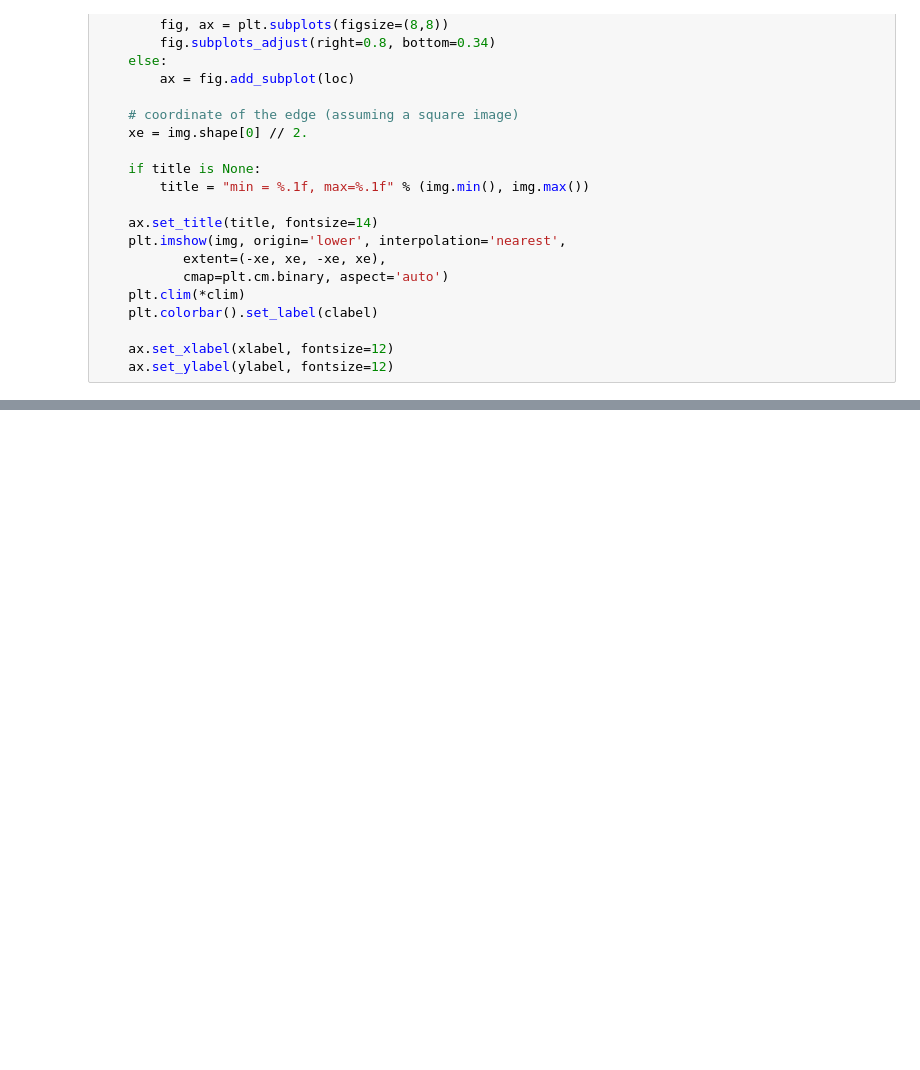
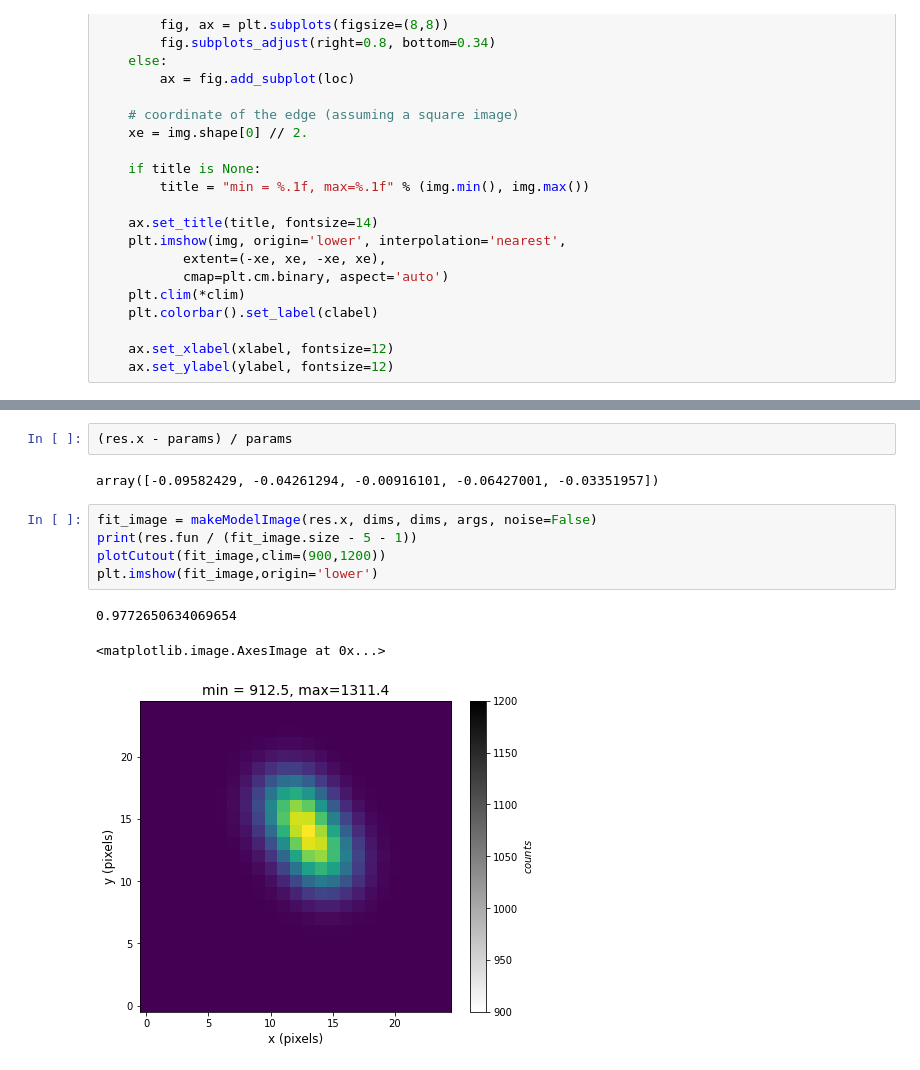
Before and after one commit to langfzac/streaks, a Jupyter notebook: veres.ipynb, the cells around one changed output, grey strips where cells are left out. Cells and saved outputs as stored; diff of their text form; blank space fills up the shorter version.

```diff
--- a/veres.ipynb
+++ b/veres.ipynb
@@ -82 +210,14 @@ Noise:  30.558736311965287
+# %%
+(res.x - params) / params
+# %% [output]
+array([-0.09582429, -0.04261294, -0.00916101, -0.06427001, -0.03351957])
+# %%
+fit_image = makeModelImage(res.x, dims, dims, args, noise=False)
+print(res.fun / (fit_image.size - 5 - 1))
+plotCutout(fit_image,clim=(900,1200))
+plt.imshow(fit_image,origin='lower')
+# %% [output]
+0.9772650634069654
+<matplotlib.image.AxesImage at 0x...>
+[figure, added]
 # %%
```
Also changed, not shown: parts of 24 cells of this notebook.
